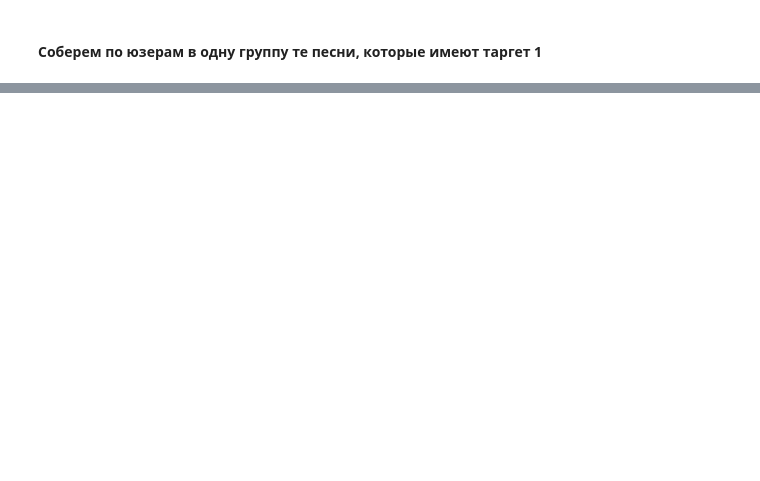
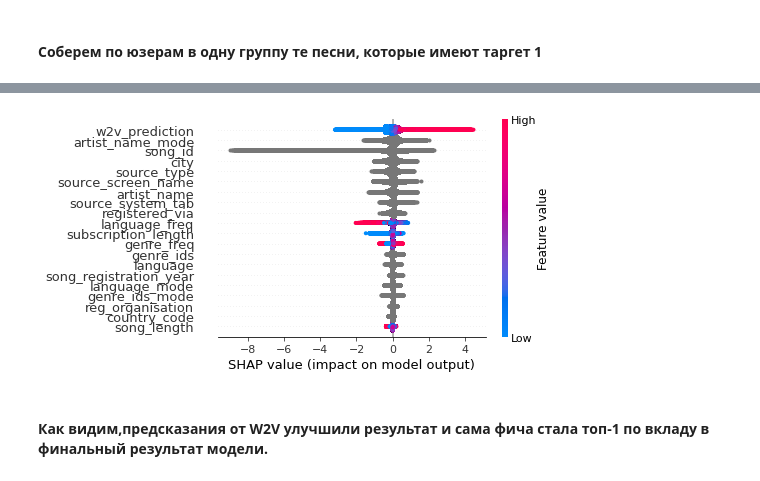
Before and after one commit to olegggatttor/RecSysCourse, a Jupyter notebook: hw2/GBDT_2.ipynb, the cells around one changed output, grey strips where cells are left out. Cells and saved outputs as stored; diff of their text form; code cells hidden in the pictures; blank space fills up the shorter version.

```diff
--- a/hw2/GBDT_2.ipynb
+++ b/hw2/GBDT_2.ipynb
@@ -435,0 +619,10 @@ songs_info[songs_info['song_id'].isin(result[:, 0])]
+# %%
+X_w2v = pd.merge(train, w2v_train, on=['msno', 'song_id'], how='inner')
+# %%
+X_w2v['song_id'] = X_w2v['song_id'].astype('category')
+X_w2v['city'] = X_w2v['city'].astype('category')
+# %%
+y_w2v = X_w2v['target']
+X_w2v = X_w2v.drop(['target', 'msno'], axis=1)
+# %%
+w2v_models, w2v_aucs = k_fold_fitter(X_w2v, y_w2v, k=5, params=grid_result['params'])
@@ -435,0 +662,7 @@ songs_info[songs_info['song_id'].isin(result[:, 0])]
+# %%
+shap_values = shap.TreeExplainer(w2v_models[np.argmax(w2v_aucs)]).shap_values(X_w2v)
+shap.summary_plot(shap_values, X_w2v, max_display=25, plot_size=None)
+# %% [output]
+[figure, added]
+# %% [markdown]
+#### Как видим,предсказания от W2V улучшили результат и сама фича стала топ-1 по вкладу в финальный результат модели.
```
Also changed, not shown: parts of 55 cells of this notebook.
